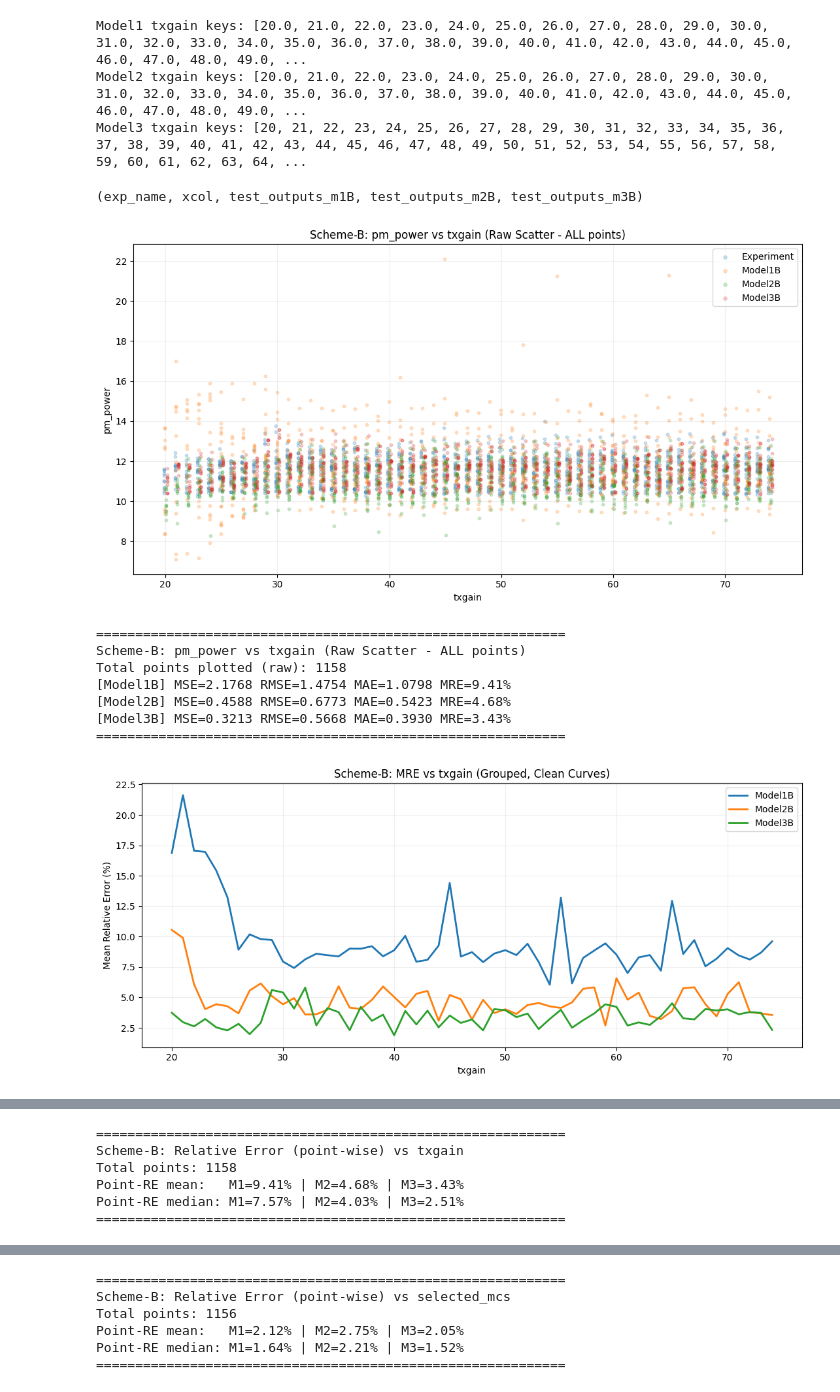
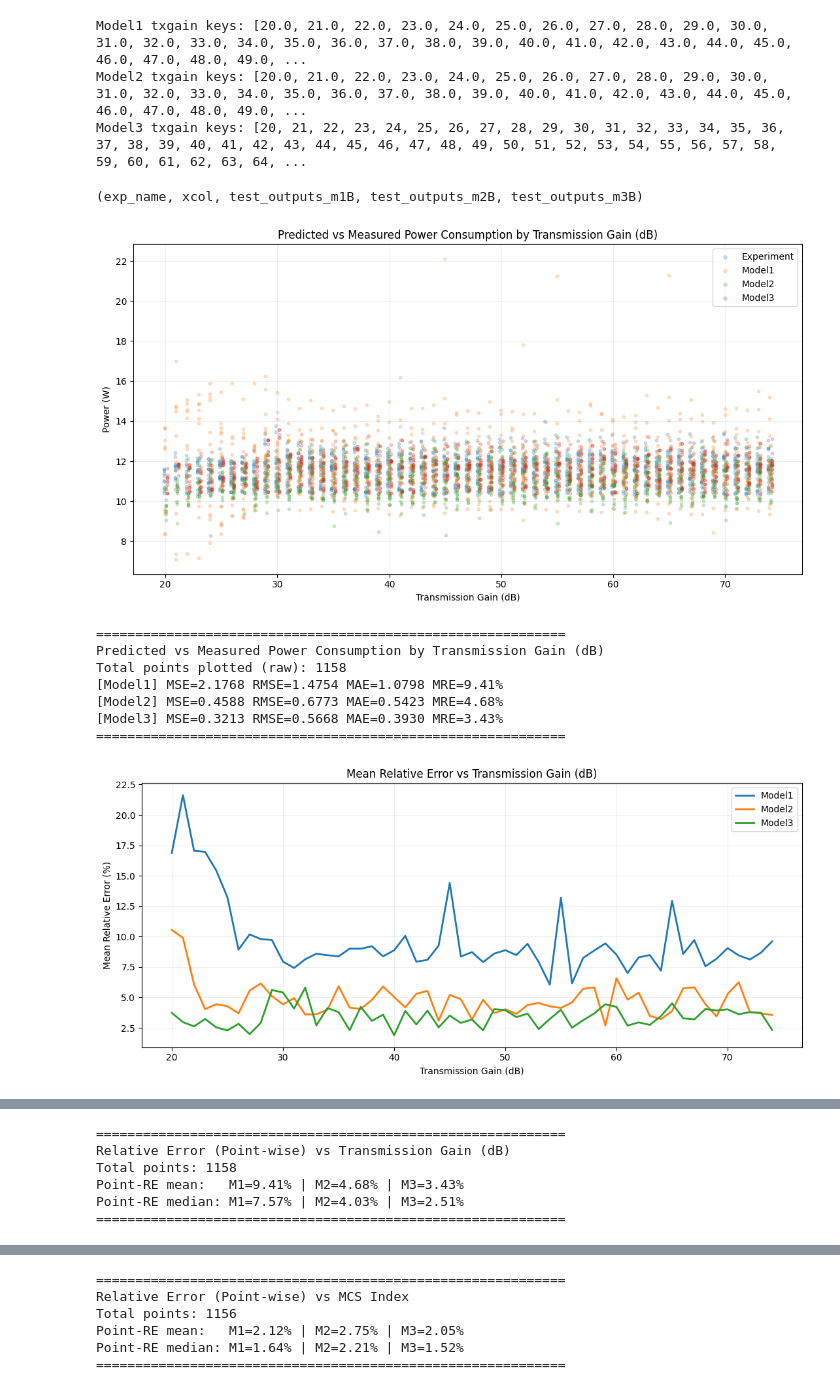
Before and after one commit to samiwu717/BAI_project, a Jupyter notebook: thesis_model.ipynb, the cells around one changed output, grey strips where cells are left out. Drawn from its saved outputs; the diff is of its cells as text; code cells hidden in the pictures.

Commit message:
save thesis models output figures

```diff
--- a/thesis_model.ipynb
+++ b/thesis_model.ipynb
@@ -1354,7 +1354,7 @@ def _as_float(x):
 # ------------------------------------------------------------
 def build_raw_test_dataframe_B(exp_name, xcol, test_outputs_m1B, test_outputs_m2B, test_outputs_m3B):
     """
-    Scheme B: each slice_value has its own trained model + its own test set.
+    each slice_value has its own trained model + its own test set.
     We concatenate ALL slice test points into one big df_plot for scatter/MRE curves.
     """
 
@@ -1428,6 +1428,7 @@ def plot_raw_scatter_with_offset_full(
     df_plot,
     xcol,
     title,
+    xlabel=None,
     offset_fraction=0.03,
     point_size=10,
     alpha=0.25,
@@ -1440,7 +1441,6 @@ def plot_raw_scatter_with_offset_full(
     x_unique = np.unique(x)
     unique_ratio = len(x_unique) / max(len(x), 1)
 
-    # scheme B is usually discrete slices, but keep auto logic
     if len(x_unique) <= 60 or unique_ratio < 0.02:
         if len(x_unique) > 1:
             steps = np.diff(np.sort(x_unique))
@@ -1463,12 +1463,12 @@ def plot_raw_scatter_with_offset_full(
 
     plt.figure(figsize=figsize)
     plt.scatter(x + offsets["exp"], d["y_true"],    s=point_size, alpha=alpha, label="Experiment")
-    plt.scatter(x + offsets["m1"],  d["y_pred_m1"], s=point_size, alpha=alpha, label="Model1B")
-    plt.scatter(x + offsets["m2"],  d["y_pred_m2"], s=point_size, alpha=alpha, label="Model2B")
-    plt.scatter(x + offsets["m3"],  d["y_pred_m3"], s=point_size, alpha=alpha, label="Model3B")
+    plt.scatter(x + offsets["m1"],  d["y_pred_m1"], s=point_size, alpha=alpha, label="Model1")
+    plt.scatter(x + offsets["m2"],  d["y_pred_m2"], s=point_size, alpha=alpha, label="Model2")
+    plt.scatter(x + offsets["m3"],  d["y_pred_m3"], s=point_size, alpha=alpha, label="Model3")
 
-    plt.xlabel(xcol)
-    plt.ylabel("pm_power")
+    plt.xlabel(xlabel if xlabel is not None else xcol)
+    plt.ylabel("Power (W)")
     plt.title(title)
     plt.grid(True, alpha=0.2)
     plt.legend(markerscale=1.2, frameon=True)
@@ -1478,9 +1478,9 @@ def plot_raw_scatter_with_offset_full(
     print("=" * 60)
     print(title)
     print(f"Total points plotted (raw): {len(d)}")
-    print(f"[Model1B] MSE={m1[0]:.4f} RMSE={m1[1]:.4f} MAE={m1[2]:.4f} MRE={m1[3]:.2f}%")
-    print(f"[Model2B] MSE={m2[0]:.4f} RMSE={m2[1]:.4f} MAE={m2[2]:.4f} MRE={m2[3]:.2f}%")
-    print(f"[Model3B] MSE={m3[0]:.4f} RMSE={m3[1]:.4f} MAE={m3[2]:.4f} MRE={m3[3]:.2f}%")
+    print(f"[Model1] MSE={m1[0]:.4f} RMSE={m1[1]:.4f} MAE={m1[2]:.4f} MRE={m1[3]:.2f}%")
+    print(f"[Model2] MSE={m2[0]:.4f} RMSE={m2[1]:.4f} MAE={m2[2]:.4f} MRE={m2[3]:.2f}%")
+    print(f"[Model3] MSE={m3[0]:.4f} RMSE={m3[1]:.4f} MAE={m3[2]:.4f} MRE={m3[3]:.2f}%")
     print("=" * 60)
 
 
@@ -1508,6 +1508,7 @@ def plot_pointwise_re_scatter(
     df_plot,
     xcol,
     title,
+    xlabel=None,
     eps=1e-9,
     point_size=10,
     alpha=0.20,
@@ -1544,9 +1545,9 @@ def plot_pointwise_re_scatter(
     offsets = {"m1": -dx, "m2": 0.0, "m3": dx}
 
     plt.figure(figsize=figsize)
-    plt.scatter(x + offsets["m1"], d["re_m1"], s=point_size, alpha=alpha, label="Model1B (point RE)")
-    plt.scatter(x + offsets["m2"], d["re_m2"], s=point_size, alpha=alpha, label="Model2B (point RE)")
-    plt.scatter(x + offsets["m3"], d["re_m3"], s=point_size, alpha=alpha, label="Model3B (point RE)")
+    plt.scatter(x + offsets["m1"], d["re_m1"], s=point_size, alpha=alpha, label="Model1 (point RE)")
+    plt.scatter(x + offsets["m2"], d["re_m2"], s=point_size, alpha=alpha, label="Model2 (point RE)")
+    plt.scatter(x + offsets["m3"], d["re_m3"], s=point_size, alpha=alpha, label="Model3 (point RE)")
 
     # optional grouped curve overlay
     if show_group_curve:
@@ -1565,11 +1566,11 @@ def plot_pointwise_re_scatter(
         g2 = _group_curve("re_m2")
         g3 = _group_curve("re_m3")
 
-        plt.plot(g1[xcol], g1["re"], linewidth=2, label=f"Model1B ({how} RE)")
-        plt.plot(g2[xcol], g2["re"], linewidth=2, label=f"Model2B ({how} RE)")
-        plt.plot(g3[xcol], g3["re"], linewidth=2, label=f"Model3B ({how} RE)")
+        plt.plot(g1[xcol], g1["re"], linewidth=2, label=f"Model1 ({how} RE)")
+        plt.plot(g2[xcol], g2["re"], linewidth=2, label=f"Model2 ({how} RE)")
+        plt.plot(g3[xcol], g3["re"], linewidth=2, label=f"Model3 ({how} RE)")
 
-    plt.xlabel(xcol)
+    plt.xlabel(xlabel if xlabel is not None else xcol)
     plt.ylabel("Relative Error (%)")
     plt.title(title)
     plt.grid(True, alpha=0.2)
@@ -1587,17 +1588,17 @@ def plot_pointwise_re_scatter(
 
 
 
-def plot_mre_curves_clean(df_plot, xcol, title, min_count=1, figsize=(11, 5)):
+def plot_mre_curves_clean(df_plot, xcol, title, xlabel=None, min_count=1, figsize=(11, 5)):
     g1 = group_mean_mre_curve(df_plot, xcol, "y_pred_m1", min_count=min_count)
     g2 = group_mean_mre_curve(df_plot, xcol, "y_pred_m2", min_count=min_count)
     g3 = group_mean_mre_curve(df_plot, xcol, "y_pred_m3", min_count=min_count)
 
     plt.figure(figsize=figsize)
-    plt.plot(g1[xcol], g1["mre"], label="Model1B", linewidth=2)
-    plt.plot(g2[xcol], g2["mre"], label="Model2B", linewidth=2)
-    plt.plot(g3[xcol], g3["mre"], label="Model3B", linewidth=2)
+    plt.plot(g1[xcol], g1["mre"], label="Model1", linewidth=2)
+    plt.plot(g2[xcol], g2["mre"], label="Model2", linewidth=2)
+    plt.plot(g3[xcol], g3["mre"], label="Model3", linewidth=2)
 
-    plt.xlabel(xcol)
+    plt.xlabel(xlabel if xlabel is not None else xcol)
     plt.ylabel("Mean Relative Error (%)")
     plt.title(title)
     plt.grid(True, alpha=0.2)
@@ -1614,16 +1615,16 @@ def plot_mre_curves_clean(df_plot, xcol, title, min_count=1, figsize=(11, 5)):
 # in memory.
 
 PLOT_CONFIG = {
-    "gain":    ("txgain",        "Scheme-B: pm_power vs txgain (Raw Scatter - ALL points)"),
-    "mcs":     ("selected_mcs",  "Scheme-B: pm_power vs selected_mcs (Raw Scatter - ALL points)"),
-    "airtime": ("airtime",       "Scheme-B: pm_power vs airtime (Raw Scatter - ALL points)"),
+    "gain":    ("txgain",       "Transmission Gain (dB)",  "Predicted vs Measured Power Consumption by Transmission Gain (dB)"),
+    "mcs":     ("selected_mcs", "MCS Index",               "Predicted vs Measured Power Consumption by MCS Index"),
+    "airtime": ("airtime",      "Airtime Ratio",           "Predicted vs Measured Power Consumption by Airtime Ratio"),
 }
 
 import inspect
 print(inspect.signature(build_raw_test_dataframe_B))
 
 
-for exp_name, (xcol, title) in PLOT_CONFIG.items():
+for exp_name, (xcol, xlabel, title) in PLOT_CONFIG.items():
     df_plot = build_raw_test_dataframe_B(
         exp_name=exp_name,
         xcol=xcol,
@@ -1633,41 +1634,44 @@ for exp_name, (xcol, title) in PLOT_CONFIG.items():
     )
 
     plot_raw_scatter_with_offset_full(
         df_plot=df_plot,
         xcol=xcol,
         title=title,
+        xlabel=xlabel,
         offset_fraction=0.02,
         point_size=10,
         alpha=0.22,
         figsize=(11, 6)
     )
 
     plot_mre_curves_clean(
         df_plot=df_plot,
         xcol=xcol,
-        title=f"Scheme-B: MRE vs {xcol} (Grouped, Clean Curves)",
+        title=f"Mean Relative Error vs {xlabel}",
+        xlabel=xlabel,
         min_count=1
     )
 
     plot_pointwise_re_scatter(
         df_plot=df_plot,
         xcol=xcol,
-        title=f"Scheme-B: Relative Error (point-wise) vs {xcol}",
+        title=f"Relative Error (Point-wise) vs {xlabel}",
+        xlabel=xlabel,
         point_size=10,
         alpha=0.20,
         figsize=(11, 5),
         show_group_curve=True,
         how="mean",
         min_count=1
     )
 # %% [output]
 (exp_name, xcol, test_outputs_m1B, test_outputs_m2B, test_outputs_m3B)
-[figure, old version]
+[figure, new version]
 ============================================================
-Scheme-B: pm_power vs txgain (Raw Scatter - ALL points)
+Predicted vs Measured Power Consumption by Transmission Gain (dB)
 Total points plotted (raw): 1158
-[Model1B] MSE=2.1768 RMSE=1.4754 MAE=1.0798 MRE=9.41%
-[Model2B] MSE=0.4588 RMSE=0.6773 MAE=0.5423 MRE=4.68%
-[Model3B] MSE=0.3213 RMSE=0.5668 MAE=0.3930 MRE=3.43%
+[Model1] MSE=2.1768 RMSE=1.4754 MAE=1.0798 MRE=9.41%
+[Model2] MSE=0.4588 RMSE=0.6773 MAE=0.5423 MRE=4.68%
+[Model3] MSE=0.3213 RMSE=0.5668 MAE=0.3930 MRE=3.43%
 ============================================================
-[figure, old version]
+[figure, new version]
@@ -1675,5 +1679,5 @@ Total points plotted (raw): 1158
 ============================================================
-Scheme-B: Relative Error (point-wise) vs txgain
+Relative Error (Point-wise) vs Transmission Gain (dB)
 Total points: 1158
 Point-RE mean:   M1=9.41% | M2=4.68% | M3=3.43%
 Point-RE median: M1=7.57% | M2=4.03% | M3=2.51%
@@ -1691,5 +1695,5 @@ Total points plotted (raw): 1156
 ============================================================
-Scheme-B: Relative Error (point-wise) vs selected_mcs
+Relative Error (Point-wise) vs MCS Index
 Total points: 1156
 Point-RE mean:   M1=2.12% | M2=2.75% | M3=2.05%
 Point-RE median: M1=1.64% | M2=2.21% | M3=1.52%
```
Also changed, not shown: parts of 1 cell of this notebook, 9 other files.
